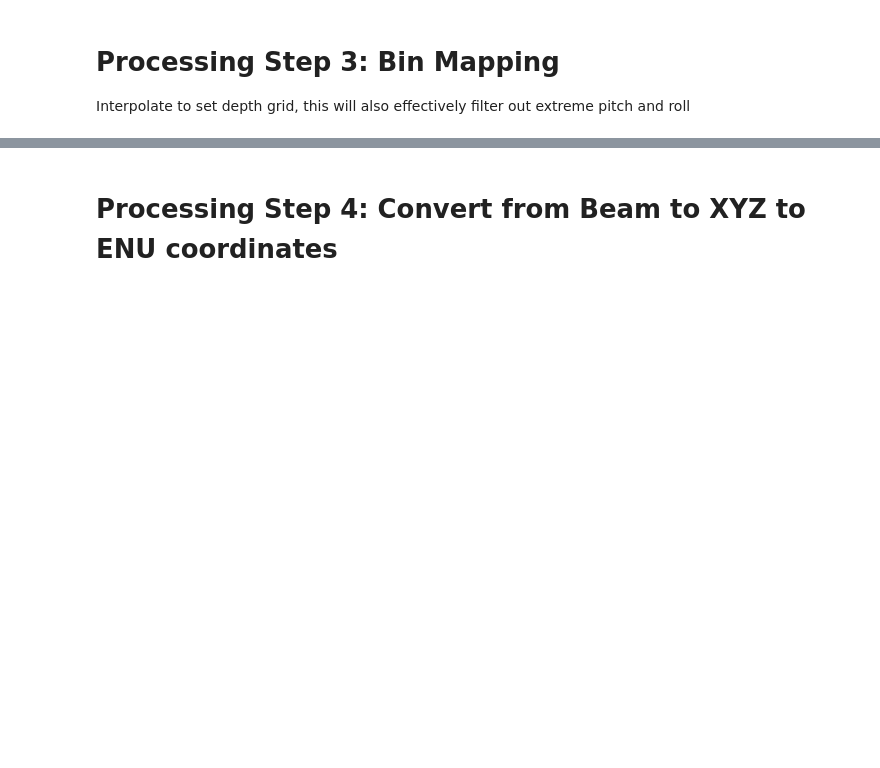
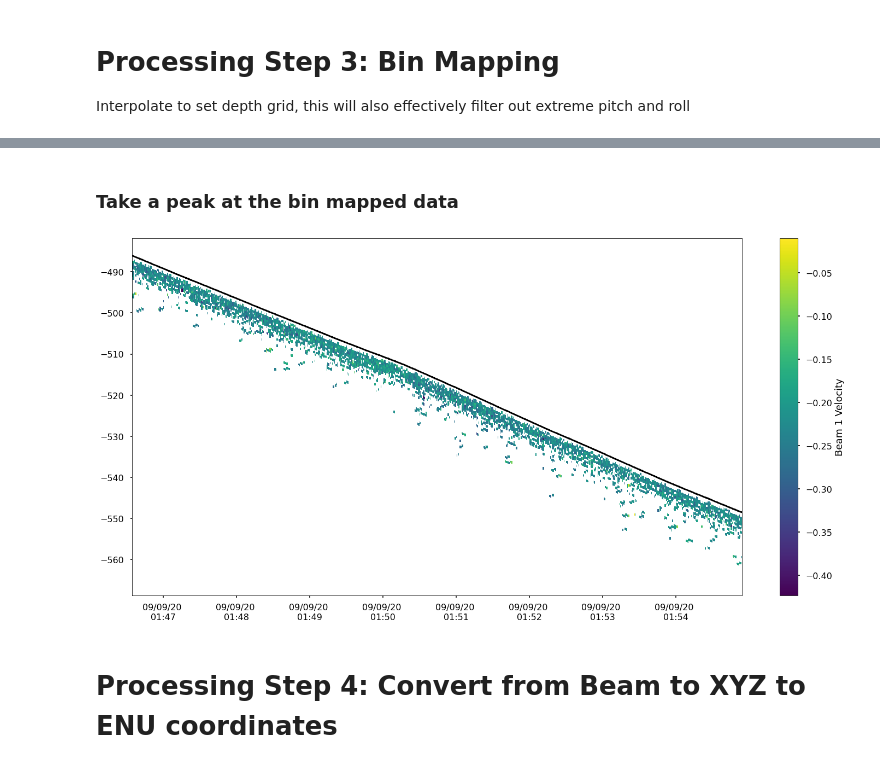
Before and after one commit to JGradone/Slocum-AD2CP, a Jupyter notebook: notebooks/01_AD2CP_Processing.ipynb, the cells around one changed output, grey strips where cells are left out. Saved outputs shown, nothing was run; the diff lists cells and outputs as text; code cells hidden in the pictures; blank space fills up the shorter version.

```diff
--- a/notebooks/01_AD2CP_Processing.ipynb
+++ b/notebooks/01_AD2CP_Processing.ipynb
@@ -112,21 +305,26 @@ Interpolate to set depth grid, this will also effectively filter out extreme pit
 # %%
 for x in np.arange(0,df.beam1vel.shape[1]):
-    df.beam1vel.values[:,x] = binmap_adcp(df.beam1vel[:,x],df.pitch[x],df.roll[x],df.bins)
-    df.beam2vel.values[:,x] = binmap_adcp(df.beam2vel[:,x],df.pitch[x],df.roll[x],df.bins)
-    df.beam3vel.values[:,x] = binmap_adcp(df.beam3vel[:,x],df.pitch[x],df.roll[x],df.bins)
-    df.beam4vel.values[:,x] = binmap_adcp(df.beam4vel[:,x],df.pitch[x],df.roll[x],df.bins)
+    # Note the variable roll cannot be called with df.roll as roll() is a function that can be applied to a dataframe
+    df.beam1vel.values[:,x] = binmap_adcp(df.beam1vel[:,x],df.pitch[x],df['roll'][x],df.bins)
+    df.beam2vel.values[:,x] = binmap_adcp(df.beam2vel[:,x],df.pitch[x],df['roll'][x],df.bins)
+    df.beam3vel.values[:,x] = binmap_adcp(df.beam3vel[:,x],df.pitch[x],df['roll'][x],df.bins)
+    df.beam4vel.values[:,x] = binmap_adcp(df.beam4vel[:,x],df.pitch[x],df['roll'][x],df.bins)
+# %% [markdown]
+### Take a peak at the bin mapped data
 # %%
-[x,y]=np.meshgrid(tm,bins)
-[bdepth,bbins]=np.meshgrid(pressure,bins)
+[x,y]=np.meshgrid(df.time,df.bins)
+[bdepth,bbins]=np.meshgrid(df.depth,df.bins)
 
 by=bdepth+bbins
 
 fig = plt.figure(figsize=(25,12))
 
-plt.pcolormesh(x[:,12000:14000],-by[:,12000:14000],beam1vel[:,12000:14000])
-plt.plot(tm[12000:14000],-pressure[12000:14000],'k')
+plt.pcolormesh(x[:,12000:14000],-by[:,12000:14000],df.beam1vel[:,12000:14000])
+plt.plot(df.time[12000:14000],-df.depth[12000:14000],'k')
 plt.colorbar(label='Beam 1 Velocity')
 plt.gca().xaxis.set_major_formatter(myFmtlong)
+# %% [output]
+[figure, added]
 # %% [markdown]
 # Processing Step 4: Convert from Beam to XYZ to ENU coordinates
 # %% [markdown]
```
Also changed, not shown: parts of 27 cells of this notebook, 6 other files.
